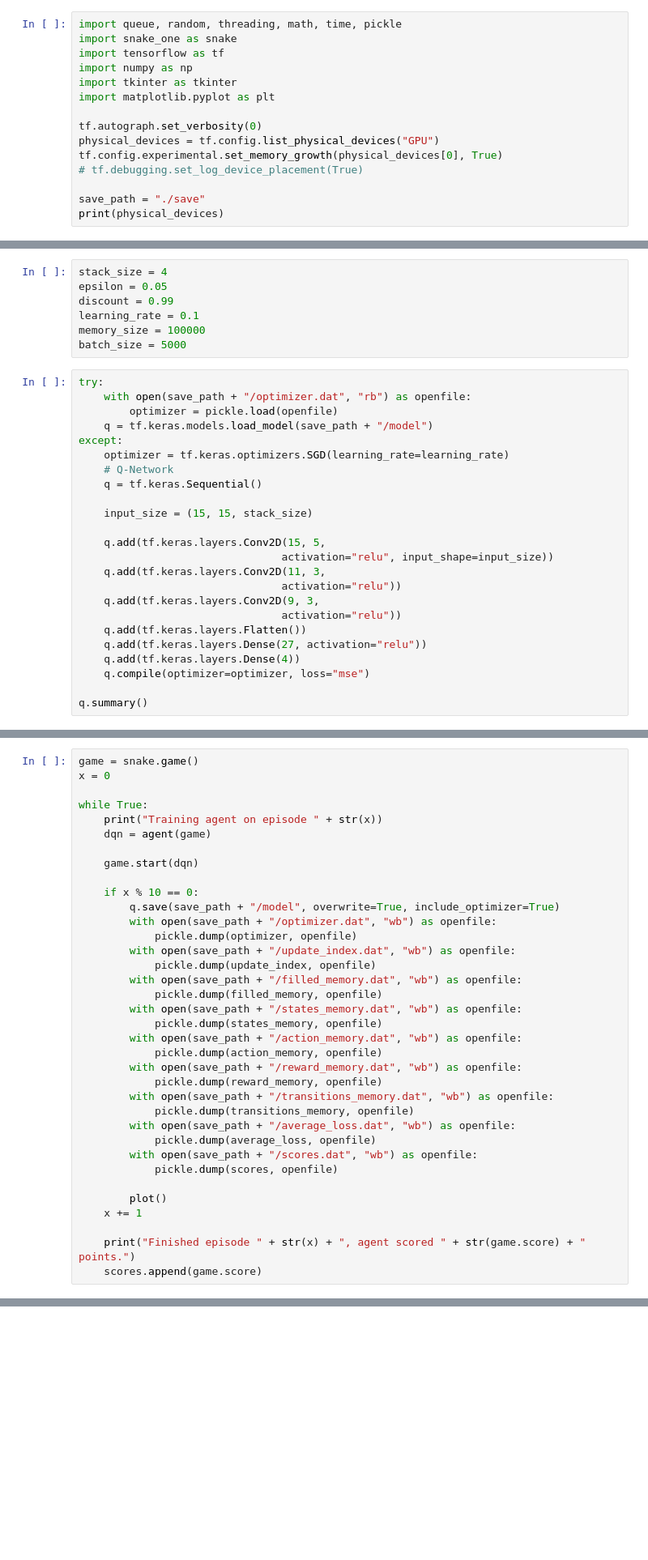
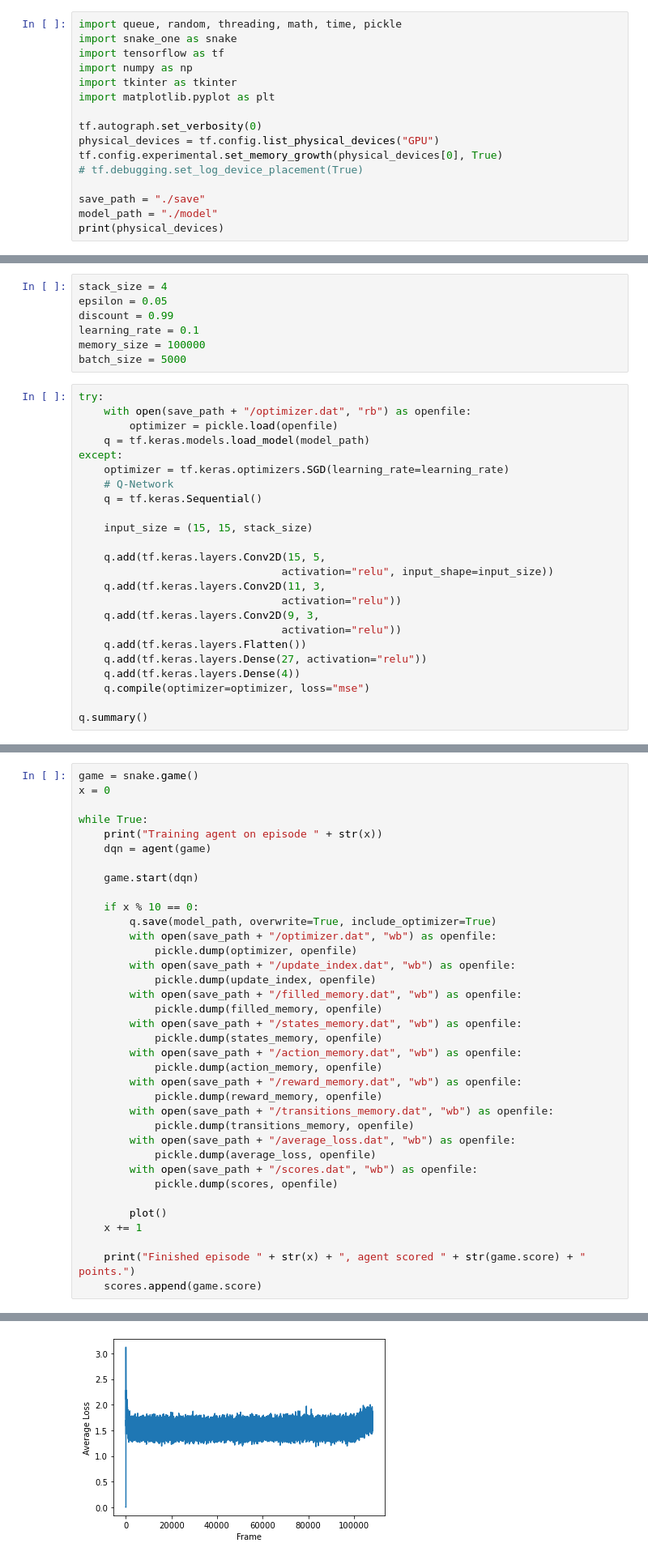
Before and after one commit to jasooney23/MLSnake, a Jupyter notebook: ravenclaw.ipynb, the cells around one changed output, grey strips where cells are left out. Shown: that part at 81% size. Drawn from its saved outputs; the diff is of its cells as text; blank space fills up the shorter version.

Commit message:
Save model via Git

```diff
--- a/ravenclaw.ipynb
+++ b/ravenclaw.ipynb
@@ -12,6 +12,7 @@ tf.config.experimental.set_memory_growth(physical_devices[0], True)
 # tf.debugging.set_log_device_placement(True)
 
 save_path = "./save"
+model_path = "./model"
 print(physical_devices)
 # %% [output]
 [PhysicalDevice(name='/physical_device:GPU:0', device_type='GPU')]
@@ -26,7 +27,7 @@ batch_size = 5000
 try:
     with open(save_path + "/optimizer.dat", "rb") as openfile:
         optimizer = pickle.load(openfile)
-    q = tf.keras.models.load_model(save_path + "/model")
+    q = tf.keras.models.load_model(model_path)
 except:
     optimizer = tf.keras.optimizers.SGD(learning_rate=learning_rate)
     # Q-Network
@@ -225,7 +226,7 @@ while True:
     game.start(dqn)
 
     if x % 10 == 0:
-        q.save(save_path + "/model", overwrite=True, include_optimizer=True)
+        q.save(model_path, overwrite=True, include_optimizer=True)
         with open(save_path + "/optimizer.dat", "wb") as openfile:
             pickle.dump(optimizer, openfile)
         with open(save_path + "/update_index.dat", "wb") as openfile:
@@ -270,0 +286 @@ Training agent on episode 1
+[figure, added]
```
Also changed, not shown: parts of 1 cell of this notebook, 3 other files.
